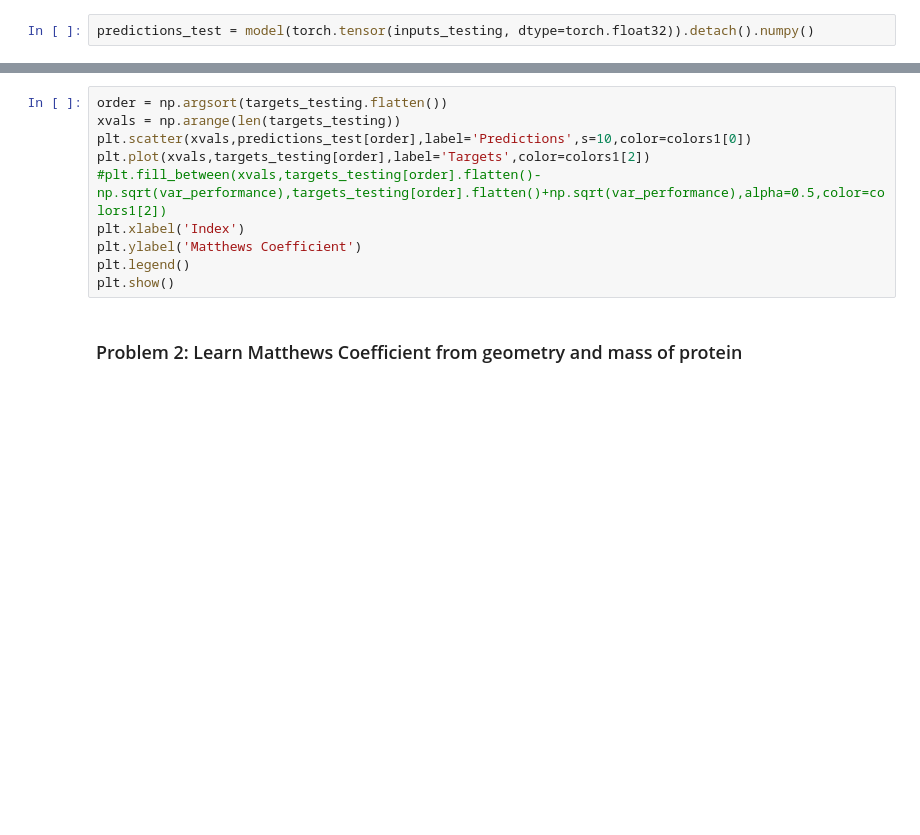
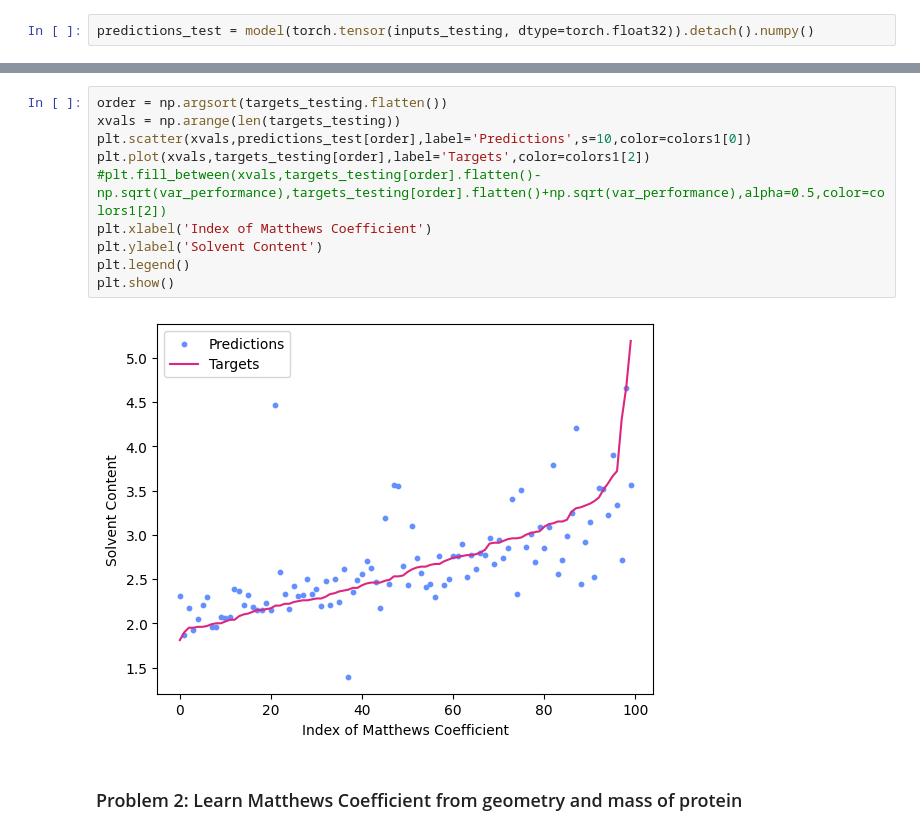
Before and after one commit to ChristinaVlach/Introduction-Statistical-Data-Analysis-Machine-Learning, a Jupyter notebook: regression/notebooks/extras/notebook_ex_neural_network_pdb.ipynb, the cells around one changed output, grey strips where cells are left out. Drawn from its saved outputs; the diff is of its cells as text; blank space fills up the shorter version.

```diff
--- a/regression/notebooks/extras/notebook_ex_neural_network_pdb.ipynb
+++ b/regression/notebooks/extras/notebook_ex_neural_network_pdb.ipynb
@@ -179,13 +203,15 @@ print('Variance of performance: %.3f' % var_performance)
 # %%
 order = np.argsort(targets_testing.flatten())
 xvals = np.arange(len(targets_testing))
 plt.scatter(xvals,predictions_test[order],label='Predictions',s=10,color=colors1[0])
 plt.plot(xvals,targets_testing[order],label='Targets',color=colors1[2])
 #plt.fill_between(xvals,targets_testing[order].flatten()-np.sqrt(var_performance),targets_testing[order].flatten()+np.sqrt(var_performance),alpha=0.5,color=colors1[2])
-plt.xlabel('Index')
-plt.ylabel('Matthews Coefficient')
+plt.xlabel('Index of Matthews Coefficient')
+plt.ylabel('Solvent Content')
 plt.legend()
 plt.show()
+# %% [output]
+[figure, added]
 # %% [markdown]
 ### Problem 2: Learn Matthews Coefficient from geometry and mass of protein
 # %%
```
Also changed, not shown: parts of 12 cells of this notebook.
